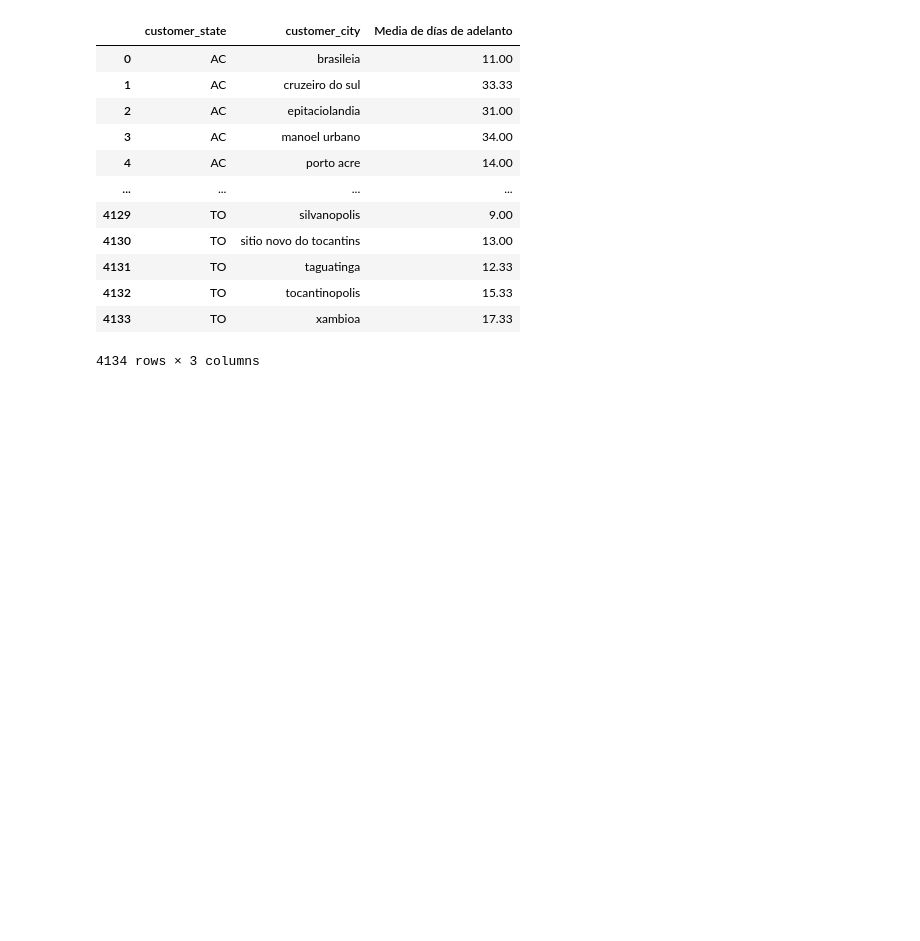
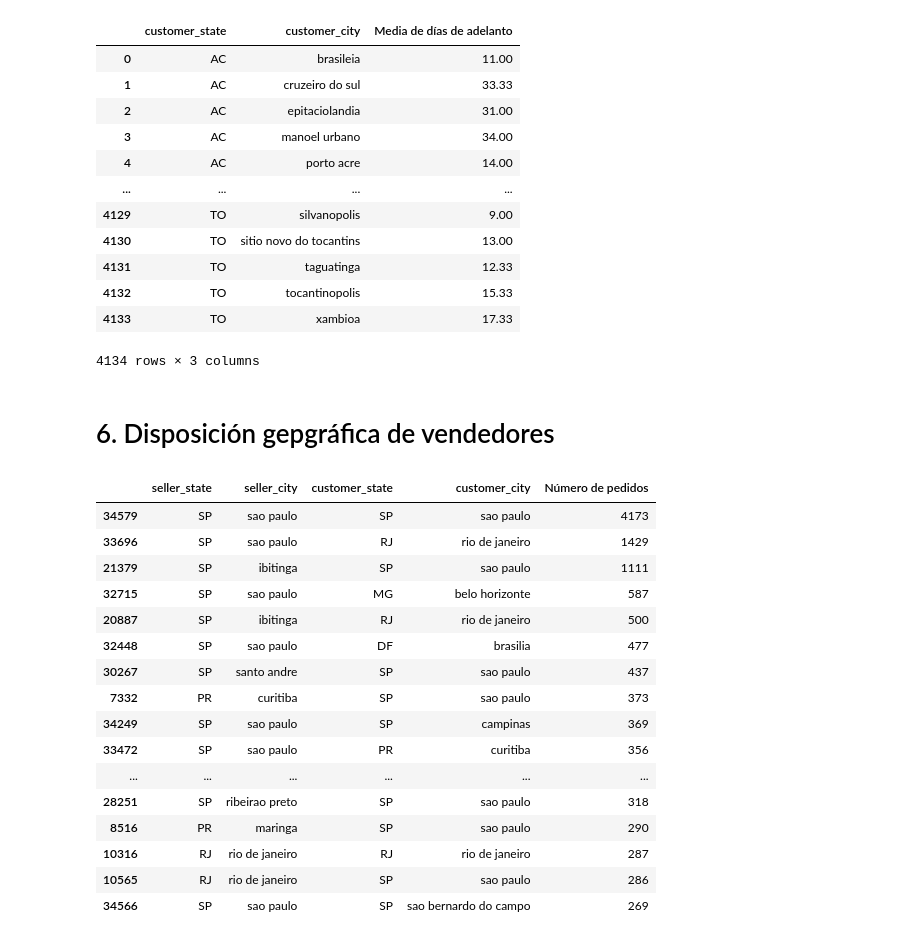
Before and after one commit to jgarciavStemdo/EDA_StreamLit, a Jupyter notebook: EDA_StreamLit_Jorge_y_Maria.ipynb, the cells around one changed output. Cells and saved outputs as stored; diff of their text form; code cells hidden in the pictures; blank space fills up the shorter version.

Commit message:
Flujo de compra entre ciudades

```diff
--- a/EDA_StreamLit_Jorge_y_Maria.ipynb
+++ b/EDA_StreamLit_Jorge_y_Maria.ipynb
@@ -8,7 +8,12 @@ csv_customers_dataset = pd.read_csv('./streamlit_resources/customers_dataset.csv
 
 csv_orders_dataset = pd.read_csv('./streamlit_resources/orders_dataset.csv')
 
+# necesario para calcular metricas con vendedor y pedidos
+csv_order_items_dataset = pd.read_csv('./streamlit_resources/order_items_dataset.csv')
+
 csv_reviews_dataset = pd.read_csv('./streamlit_resources/order_reviews_dataset.csv')
+
+csv_sellers_dataset = pd.read_csv('./streamlit_resources/sellers_dataset.csv')
 # %% [markdown]
 # 1. Clientes por estado y ciudad
 
@@ -260,3 +277,35 @@ adelanto_por_ciudad
 | 4132 | TO | tocantinopolis | 15.33 |
 | 4133 | TO | xambioa | 17.33 |
 4134 rows × 3 columns
+# %% [markdown]
+# 6. Disposición gepgráfica de vendedores
+# %%
+merge_sellers_customer_order = csv_orders_dataset.merge(csv_customers_dataset, on='customer_id').merge(csv_order_items_dataset, on='order_id').merge(csv_sellers_dataset, on='seller_id')
+
+# agrupamos por ciudad/estado vendedor y comprador
+# y contamos cuantos pedidos únicos hay entre ellos
+trade_routes = merge_sellers_customer_order.groupby(['seller_state','seller_city','customer_state','customer_city'])['order_id'].nunique().reset_index()
+
+trade_routes = trade_routes.rename(columns={'order_id': 'Número de pedidos'})
+
+trade_routes = trade_routes.sort_values('Número de pedidos',ascending=False)
+
+trade_routes.head(20)
+# %% [output]
+|  | seller_state | seller_city | customer_state | customer_city | Número de pedidos |
+| 34579 | SP | sao paulo | SP | sao paulo | 4173 |
+| 33696 | SP | sao paulo | RJ | rio de janeiro | 1429 |
+| 21379 | SP | ibitinga | SP | sao paulo | 1111 |
+| 32715 | SP | sao paulo | MG | belo horizonte | 587 |
+| 20887 | SP | ibitinga | RJ | rio de janeiro | 500 |
+| 32448 | SP | sao paulo | DF | brasilia | 477 |
+| 30267 | SP | santo andre | SP | sao paulo | 437 |
+| 7332 | PR | curitiba | SP | sao paulo | 373 |
+| 34249 | SP | sao paulo | SP | campinas | 369 |
+| 33472 | SP | sao paulo | PR | curitiba | 356 |
+| ... | ... | ... | ... | ... | ... |
+| 28251 | SP | ribeirao preto | SP | sao paulo | 318 |
+| 8516 | PR | maringa | SP | sao paulo | 290 |
+| 10316 | RJ | rio de janeiro | RJ | rio de janeiro | 287 |
+| 10565 | RJ | rio de janeiro | SP | sao paulo | 286 |
+| 34566 | SP | sao paulo | SP | sao bernardo do campo | 269 |
```
Also changed, not shown: parts of 1 cell of this notebook, 1 other file.
